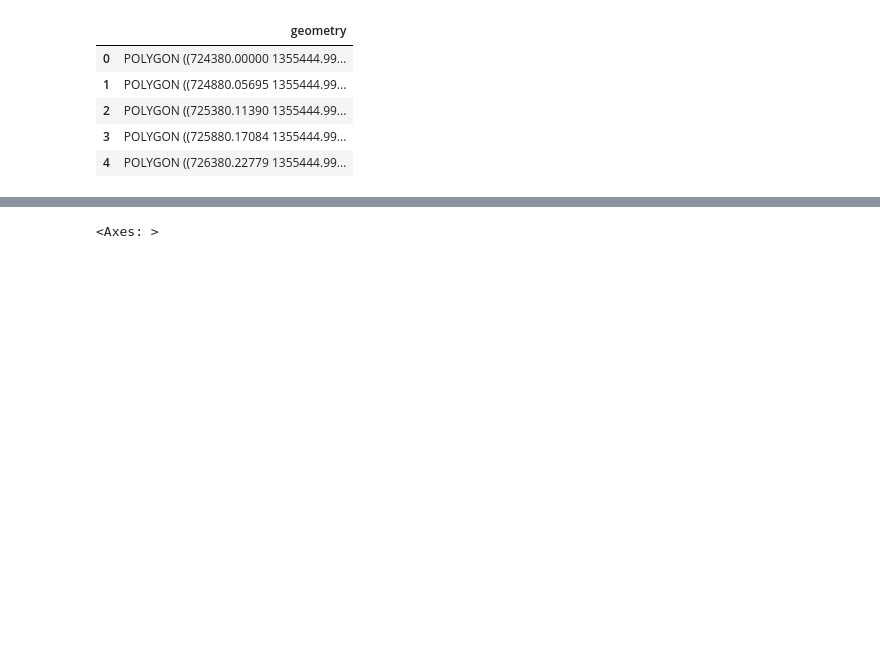
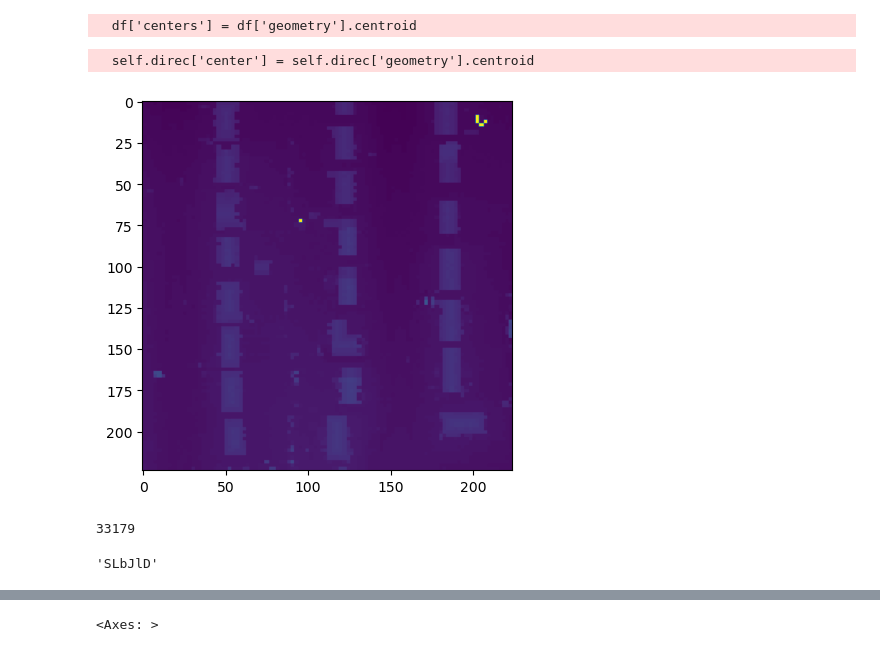
Before and after one commit to ridhaalkhabaz/Conver_SAT, a Jupyter notebook: learning_geopandas.ipynb, the cells around one changed output, grey strips where cells are left out. Cells and saved outputs as stored; diff of their text form; code cells hidden in the pictures; blank space fills up the shorter version.

```diff
--- a/learning_geopandas.ipynb
+++ b/learning_geopandas.ipynb
@@ -5,12 +19,8 @@ import pandas as pd
 # %%
-path = './buildings/samples.geojson'
+path_sams_gs = './buildings/samples.geojson'
 path_building = './buildings/samples_bld.geojson'
-df = gpd.read_file(path)
-df.head()
+df = gpd.read_file(path_sams_gs).set_crs(3443, allow_override=True).to_crs(4326)
+df['centers'] = df['geometry'].centroid
+# df.head()
 # %% [output]
-|  | geometry |
-| 0 | POLYGON ((724380.00000 1355444.99... |
-| 1 | POLYGON ((724880.05695 1355444.99... |
-| 2 | POLYGON ((725380.11390 1355444.99... |
-| 3 | POLYGON ((725880.17084 1355444.99... |
-| 4 | POLYGON ((726380.22779 1355444.99... |
+  df['centers'] = df['geometry'].centroid
@@ -16,0 +103,16 @@ df.head()
+# %%
+indx = BBTree(path_sams_gs)
+# %% [output]
+  self.direc['center'] = self.direc['geometry'].centroid
+# %%
+indx._show_example('SLZZux', False) #49164
+# %% [output]
+[figure, added]
+# %%
+indx._get_item_idx('SLZZux')
+# %% [output]
+33179
+# %%
+indx._get_key(0)
+# %% [output]
+'SLbJlD'
```
Also changed, not shown: parts of 25 cells of this notebook, 3 other files.
